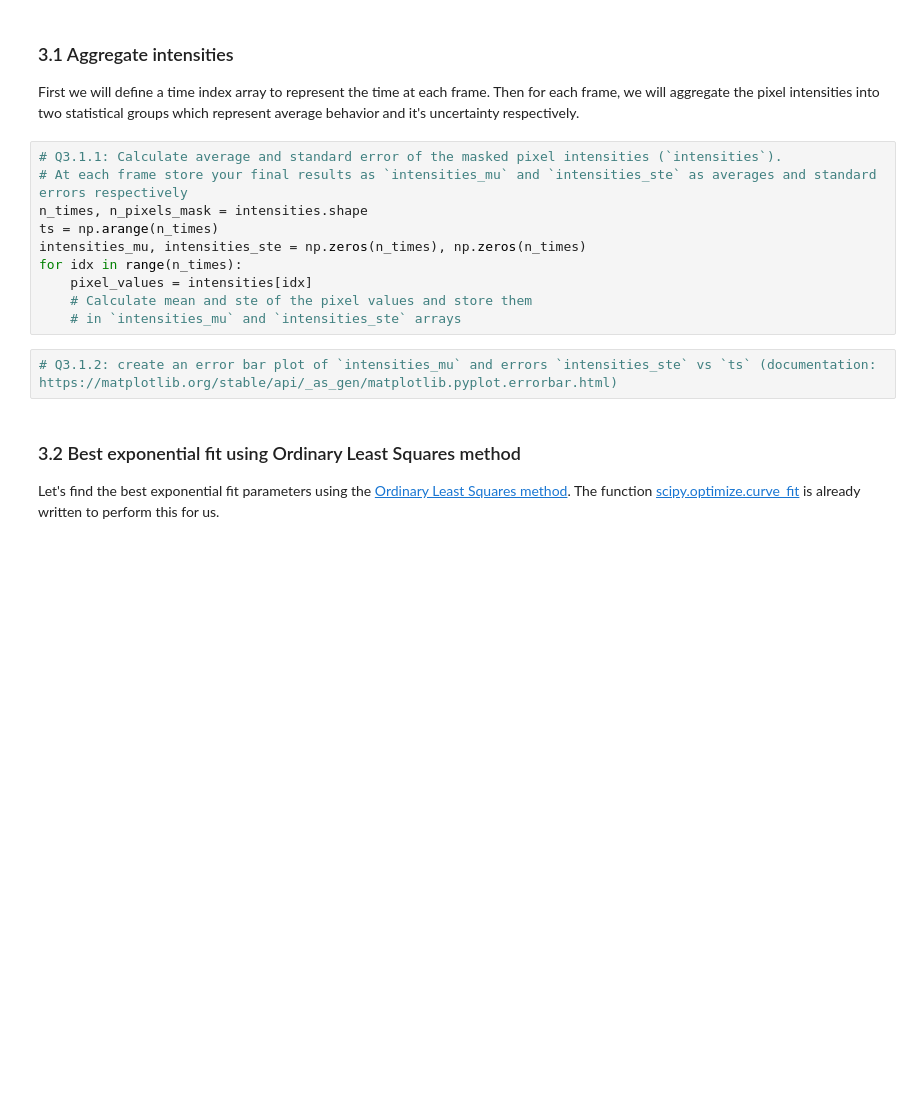
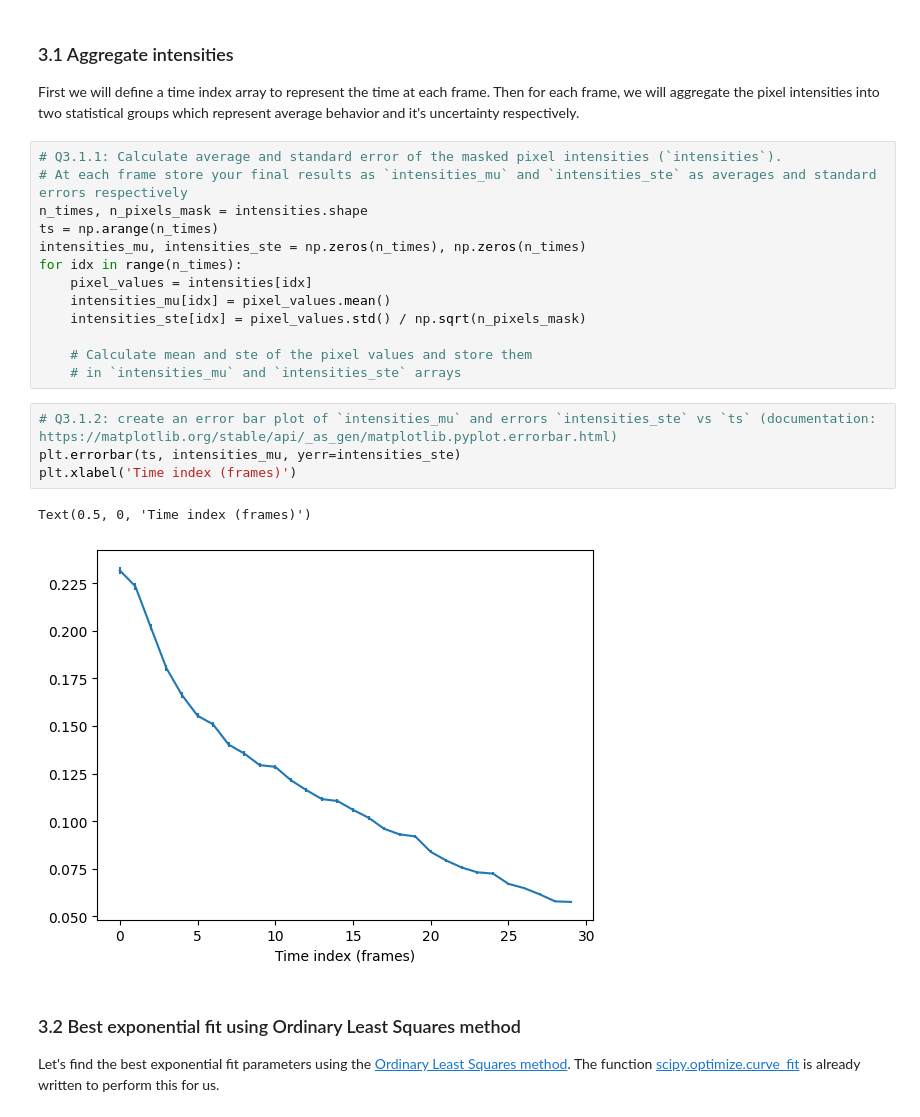
Before and after one commit to Marlon-Jost/PHYS5318_Experiemnt_2, a Jupyter notebook: PHYS5318_Lab2_femtosecond-2.ipynb, the cells around one changed output. Cells and saved outputs as stored; diff of their text form; blank space fills up the shorter version.

```diff
--- a/PHYS5318_Lab2_femtosecond-2.ipynb
+++ b/PHYS5318_Lab2_femtosecond-2.ipynb
@@ -230,10 +230,18 @@ ts = np.arange(n_times)
 intensities_mu, intensities_ste = np.zeros(n_times), np.zeros(n_times)
 for idx in range(n_times):
     pixel_values = intensities[idx]
+    intensities_mu[idx] = pixel_values.mean()
+    intensities_ste[idx] = pixel_values.std() / np.sqrt(n_pixels_mask)
+
     # Calculate mean and ste of the pixel values and store them
     # in `intensities_mu` and `intensities_ste` arrays
 # %%
 # Q3.1.2: create an error bar plot of `intensities_mu` and errors `intensities_ste` vs `ts` (documentation: https://matplotlib.org/stable/api/_as_gen/matplotlib.pyplot.errorbar.html)
+plt.errorbar(ts, intensities_mu, yerr=intensities_ste)
+plt.xlabel('Time index (frames)')
+# %% [output]
+Text(0.5, 0, 'Time index (frames)')
+[figure, added]
 # %% [markdown]
 ### 3.2 Best exponential fit using Ordinary Least Squares method
 
```
Also changed, not shown: parts of 3 cells of this notebook.
